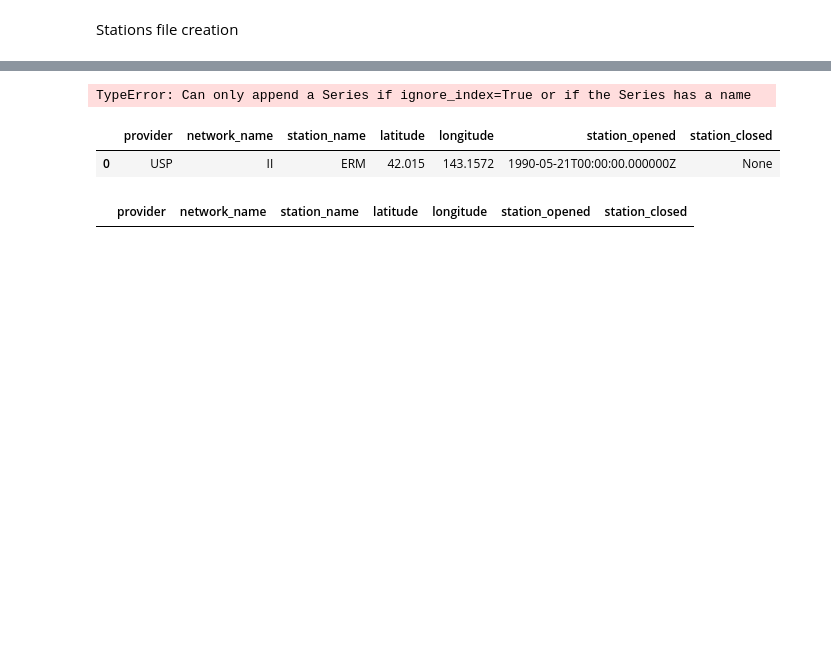
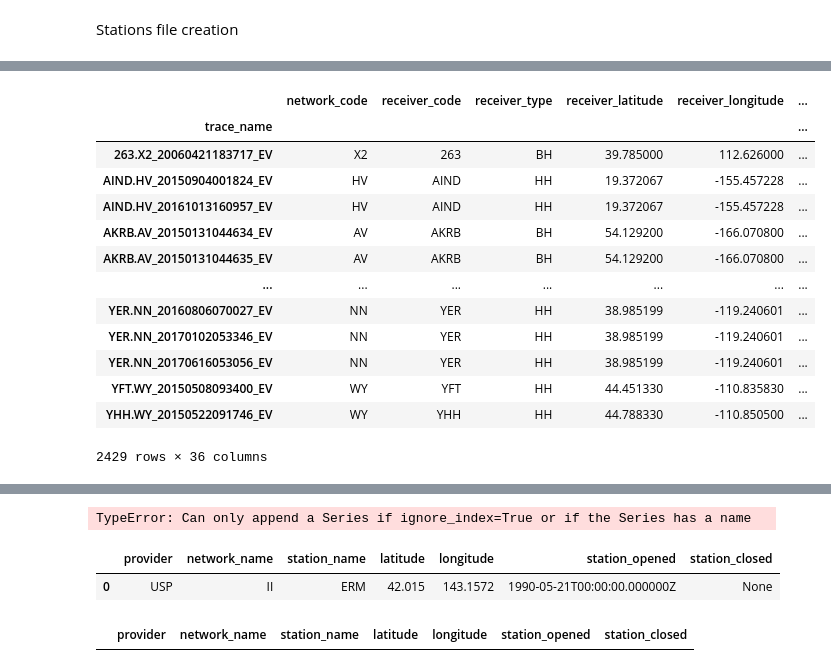
Before and after one commit to doromboziandras32/Earthquake-visualization, a Jupyter notebook: data_center_extraction_test.ipynb, the cells around one changed output, grey strips where cells are left out. Cells and saved outputs as stored; diff of their text form; code cells hidden in the pictures; blank space fills up the shorter version.

Commit message:
some duplicate check

```diff
--- a/data_center_extraction_test.ipynb
+++ b/data_center_extraction_test.ipynb
@@ -195,0 +294,2 @@ for key in providers:
+# %%
+na_drop = df_test.dropna(subset=['source_longitude','source_latitude'])
@@ -195,0 +312,19 @@ for key in providers:
+# %%
+dup_df = na_drop[(na_drop.duplicated(['source_longitude','source_latitude','trace_start_time']))]
+# %%
+dup_df
+# %% [output]
+|  | network_code | receiver_code | receiver_type | receiver_latitude | receiver_longitude | ... |
+| trace_name |  |  |  |  |  | ... |
+| 263.X2_20060421183717_EV | X2 | 263 | BH | 39.785000 | 112.626000 | ... |
+| AIND.HV_20150904001824_EV | HV | AIND | HH | 19.372067 | -155.457228 | ... |
+| AIND.HV_20161013160957_EV | HV | AIND | HH | 19.372067 | -155.457228 | ... |
+| AKRB.AV_20150131044634_EV | AV | AKRB | BH | 54.129200 | -166.070800 | ... |
+| AKRB.AV_20150131044635_EV | AV | AKRB | BH | 54.129200 | -166.070800 | ... |
+| ... | ... | ... | ... | ... | ... | ... |
+| YER.NN_20160806070027_EV | NN | YER | HH | 38.985199 | -119.240601 | ... |
+| YER.NN_20170102053346_EV | NN | YER | HH | 38.985199 | -119.240601 | ... |
+| YER.NN_20170616053056_EV | NN | YER | HH | 38.985199 | -119.240601 | ... |
+| YFT.WY_20150508093400_EV | WY | YFT | HH | 44.451330 | -110.835830 | ... |
+| YHH.WY_20150522091746_EV | WY | YHH | HH | 44.788330 | -110.850500 | ... |
+2429 rows × 36 columns
```
Also changed, not shown: parts of 41 cells of this notebook.
